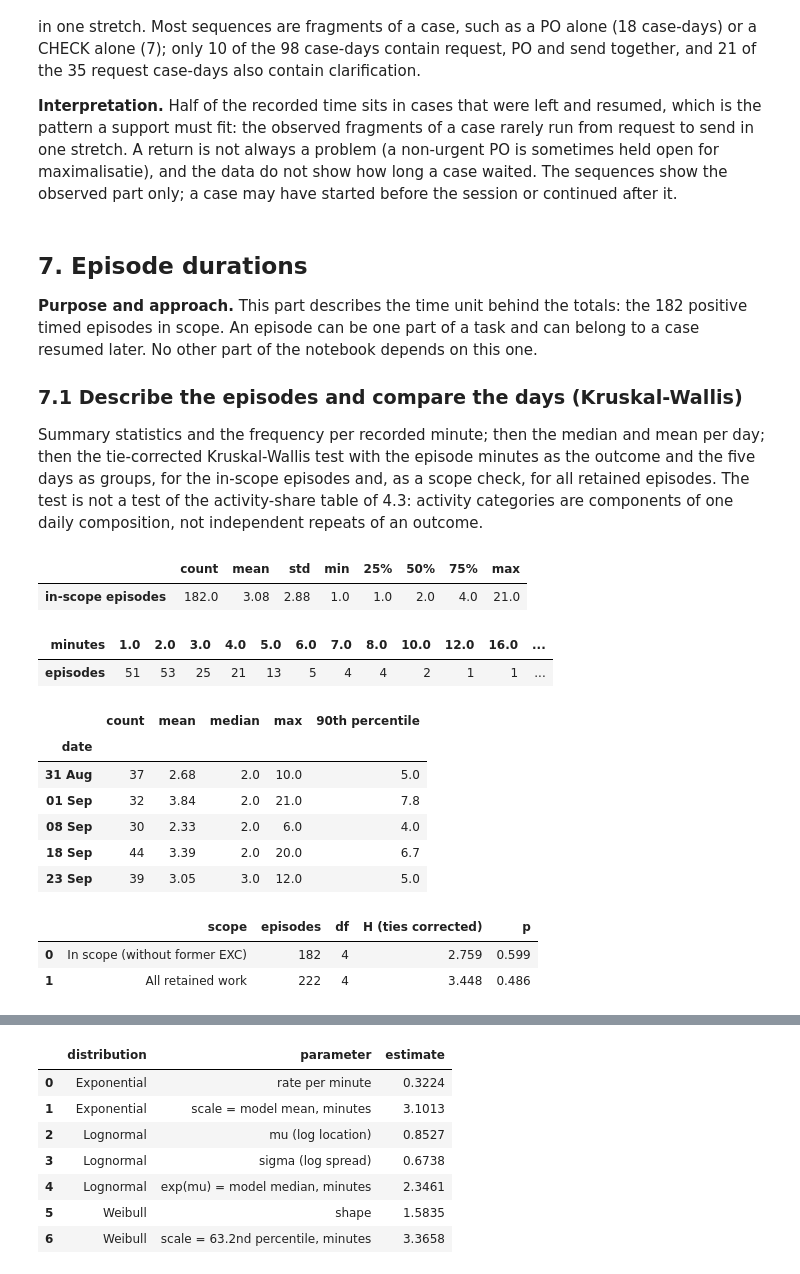
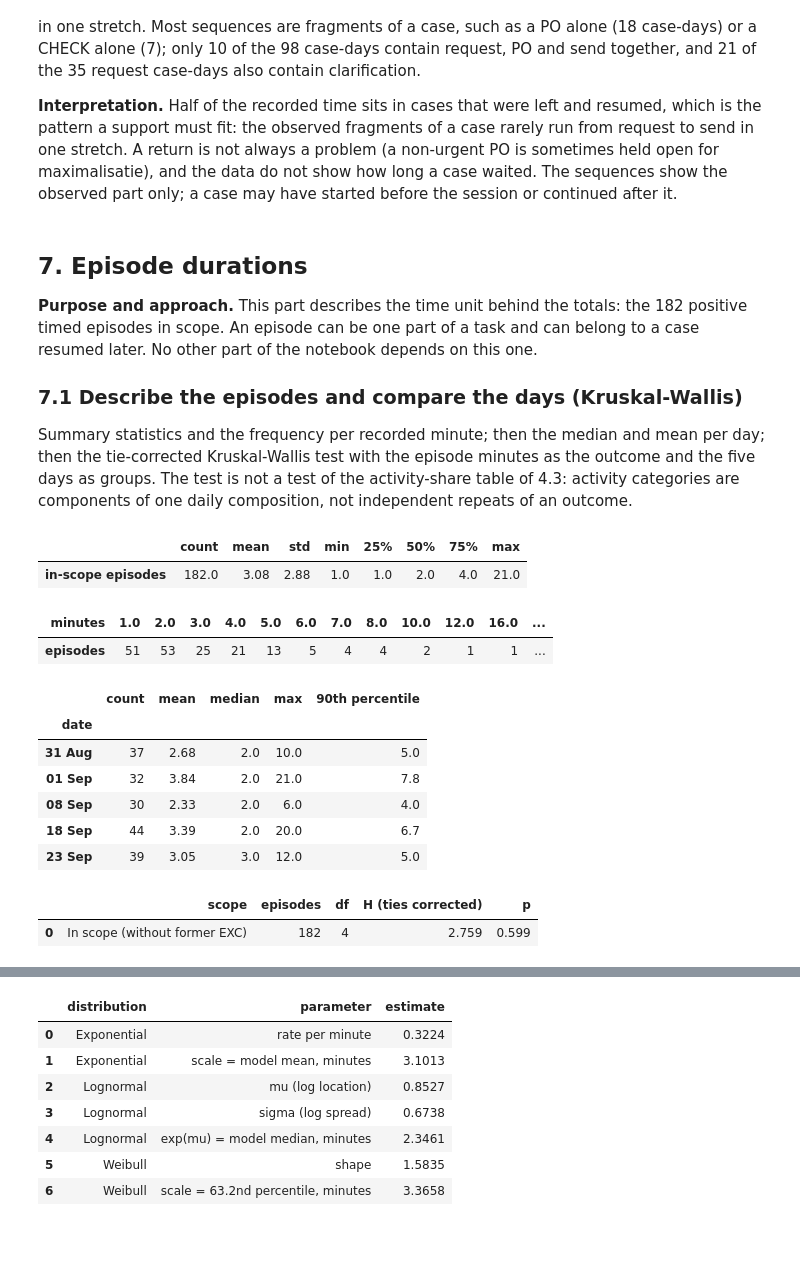
Before and after one commit to Luuuuuig/Bachelor-End-Project, a Jupyter notebook: Arno_Analysis_2026_10_02.ipynb, the cells around one changed output, grey strips where cells are left out. Drawn from its saved outputs; the diff is of its cells as text; code cells hidden in the pictures; blank space fills up the shorter version.

```diff
--- a/Arno_Analysis_2026_10_02.ipynb
+++ b/Arno_Analysis_2026_10_02.ipynb
@@ -829,37 +819,36 @@ Case-days with a request: 35 - of which also with CLAR: 21
 
 ### 7.1 Describe the episodes and compare the days (Kruskal-Wallis)
 
-Summary statistics and the frequency per recorded minute; then the median and mean per day; then the tie-corrected Kruskal-Wallis test with the episode minutes as the outcome and the five days as groups, for the in-scope episodes and, as a scope check, for all retained episodes. The test is not a test of the activity-share table of 4.3: activity categories are components of one daily composition, not independent repeats of an outcome.
+Summary statistics and the frequency per recorded minute; then the median and mean per day; then the tie-corrected Kruskal-Wallis test with the episode minutes as the outcome and the five days as groups. The test is not a test of the activity-share table of 4.3: activity categories are components of one daily composition, not independent repeats of an outcome.
 # %%
 # The 182 in-scope episodes: distribution, per day, and the Kruskal-Wallis test by day
 duration_minutes = episodes["minutes"].copy()
 display(duration_minutes.describe().round(2).to_frame("in-scope episodes").T)
 display(duration_minutes.value_counts().sort_index().to_frame("episodes").T)
 
 duration_daily = episodes.groupby("date")["minutes"].agg(["count", "mean", "median", "max"])
 duration_daily["90th percentile"] = episodes.groupby("date")["minutes"].quantile(0.90)
 duration_daily.index = duration_daily.index.strftime("%d %b")
 display(duration_daily.round(2))
 
 kw_rows = []
-for scope_name, source in [("In scope (without former EXC)", episodes), ("All retained work", included.loc[included["minutes"].gt(0)])]:
+for scope_name, source in [("In scope (without former EXC)", episodes)]:
     samples = [source.loc[source["date"].eq(day), "minutes"].to_numpy() for day in day_index]
     result = stats.kruskal(*samples)
     kw_rows.append([scope_name, sum(map(len, samples)), len(samples) - 1, result.statistic, result.pvalue])
 pd.DataFrame(kw_rows, columns=["scope", "episodes", "df", "H (ties corrected)", "p"]).round(3)
 # %% [output]
 |  | count | mean | std | min | 25% | 50% | 75% | max |
 | in-scope episodes | 182.0 | 3.08 | 2.88 | 1.0 | 1.0 | 2.0 | 4.0 | 21.0 |
 | minutes | 1.0 | 2.0 | 3.0 | 4.0 | 5.0 | 6.0 | 7.0 | 8.0 | 10.0 | 12.0 | 16.0 | ... |
 | episodes | 51 | 53 | 25 | 21 | 13 | 5 | 4 | 4 | 2 | 1 | 1 | ... |
 |  | count | mean | median | max | 90th percentile |
 | date |  |  |  |  |  |
 | 31 Aug | 37 | 2.68 | 2.0 | 10.0 | 5.0 |
 | 01 Sep | 32 | 3.84 | 2.0 | 21.0 | 7.8 |
 | 08 Sep | 30 | 2.33 | 2.0 | 6.0 | 4.0 |
 | 18 Sep | 44 | 3.39 | 2.0 | 20.0 | 6.7 |
 | 23 Sep | 39 | 3.05 | 3.0 | 12.0 | 5.0 |
 |  | scope | episodes | df | H (ties corrected) | p |
 | 0 | In scope (without former EXC) | 182 | 4 | 2.759 | 0.599 |
-| 1 | All retained work | 222 | 4 | 3.448 | 0.486 |
 # %% [markdown]
```
Also changed, not shown: parts of 6 cells of this notebook.
